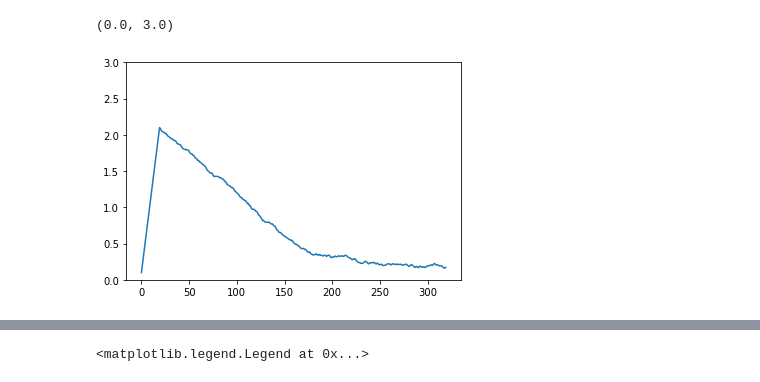
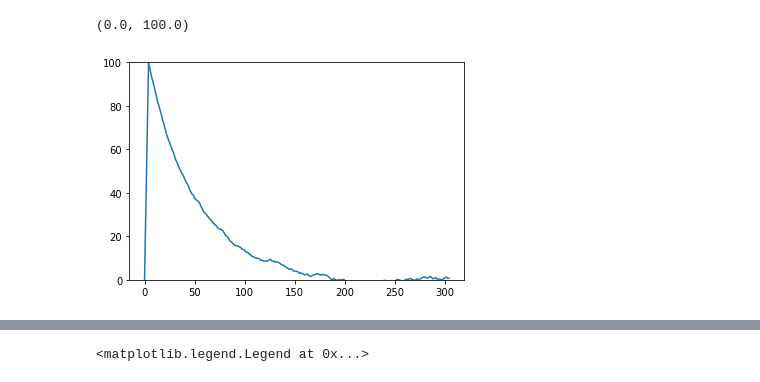
Before and after one commit to naiades-jsi/Carouge, a Jupyter notebook: notebooks/Flowerbed simulation.ipynb, the cells around one changed output, grey strips where cells are left out. Cells and saved outputs as stored; diff of their text form; code cells hidden in the pictures.

```diff
--- a/notebooks/Flowerbed simulation.ipynb
+++ b/notebooks/Flowerbed simulation.ipynb
@@ -59,24 +59,24 @@ ax.plot(stream)
 # %%
 def cond(i, T, period):
     con = T*np.sin(np.pi*i/period)**2 +0.5
     return(con)
 
 def SimulateSteps(watering_ammount, current_val, T):
     top = current_val + watering_ammount
     s = top
-    S = np.linspace(current_val, top, 20)
+    S = np.linspace(current_val, top, 5)
     for i in range(300):
         condition = cond(i, T,  300)
-        s -= 0.01*s*condition + (np.random.rand()-0.5)*0.03
+        s -= 0.02*s + (np.random.rand()-0.5)
         S = np.concatenate([S, [s]])
 
     return (S)
 
-plt.plot(SimulateSteps(2,0.1, 1))
-plt.ylim([0, 3])
+plt.plot(SimulateSteps(100,0, 1))
+plt.ylim([0, 100])
 # %% [output]
-(0.0, 3.0)
+(0.0, 100.0)
-[figure, old version]
+[figure, new version]
 # %%
 x_train = []
 y_train = []
```
Also changed, not shown: parts of 5 cells of this notebook, 6 other files.
